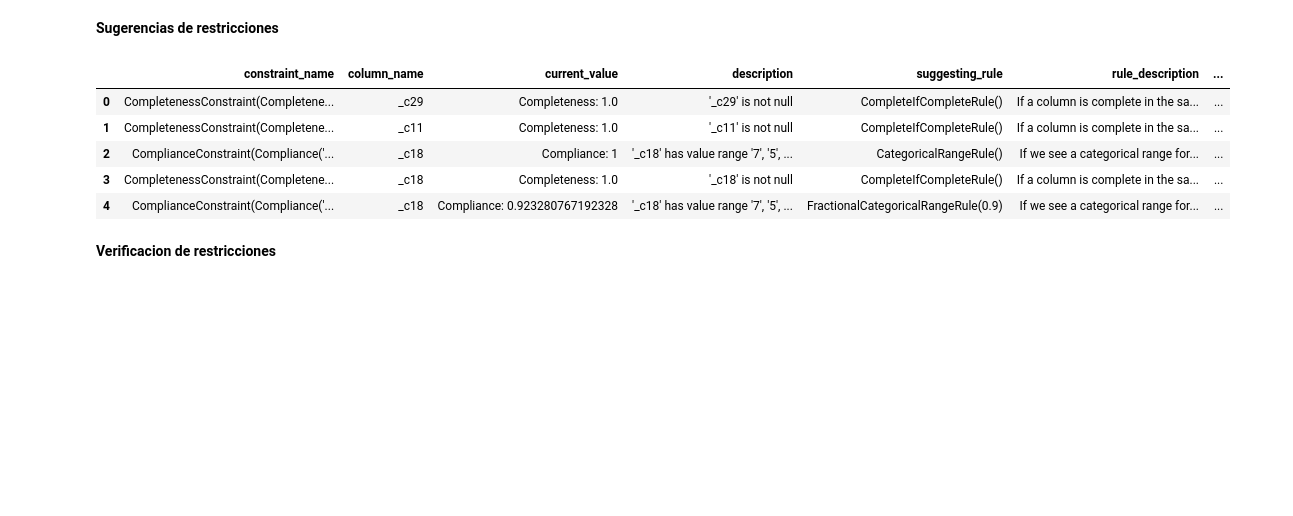
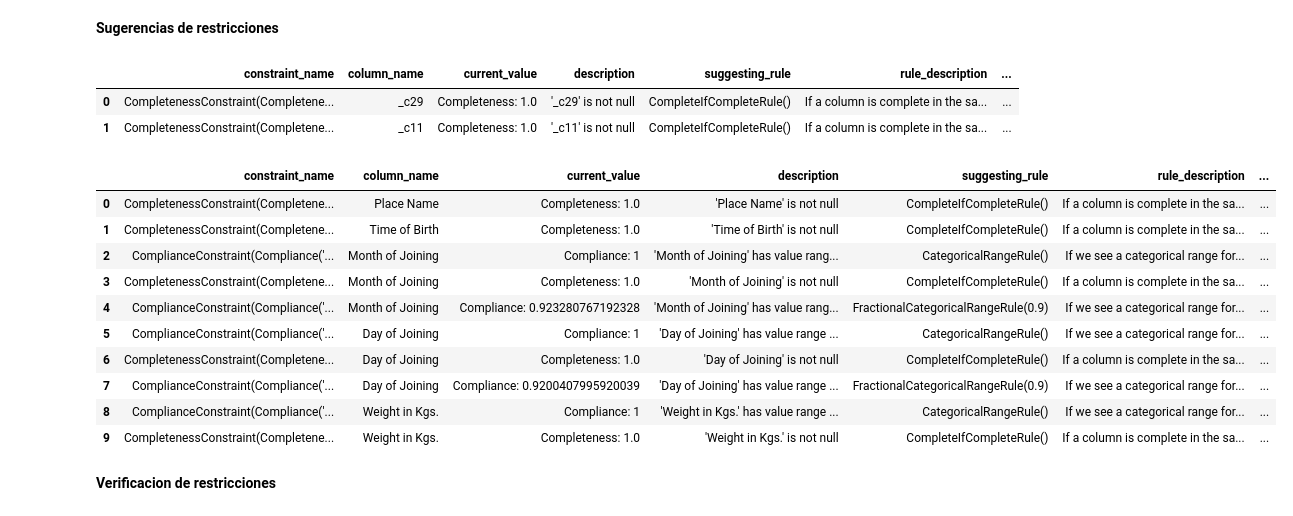
Before and after one commit to JonatanPolanco/Data_Quality_Testing, a Jupyter notebook: PyDeequ_Learning.ipynb, the cells around one changed output. Saved outputs shown, nothing was run; the diff lists cells and outputs as text; code cells hidden in the pictures; blank space fills up the shorter version.

```diff
--- a/PyDeequ_Learning.ipynb
+++ b/PyDeequ_Learning.ipynb
@@ -216,3 +209,7 @@ old_columns = df2.schema.names
+# %%
+#Se guardan los encabezados creados por spark (_c0, _c1) y encabezados con los nobres de las columnas
+bad_headers = df2.schema.names
+headers =list(DF2.columns)
 # %%
 DF2.head()
 # %% [output]
@@ -237,12 +235,31 @@ suggestionResult = ConstraintSuggestionRunner(spark) \
 
 for key, value in suggestionResult.items():
   suggestion = pd.DataFrame(value)
+  copy = suggestion ##copy of suggestion. for testing propouse
-# %%
-suggestion.head()
-# %% [output]
-|  | constraint_name | column_name | current_value | description | suggesting_rule | rule_description | ... |
-| 0 | CompletenessConstraint(Completene... | _c29 | Completeness: 1.0 | '_c29' is not null | CompleteIfCompleteRule() | If a column is complete in the sa... | ... |
-| 1 | CompletenessConstraint(Completene... | _c11 | Completeness: 1.0 | '_c11' is not null | CompleteIfCompleteRule() | If a column is complete in the sa... | ... |
-| 2 | ComplianceConstraint(Compliance('... | _c18 | Compliance: 1 | '_c18' has value range '7', '5', ... | CategoricalRangeRule() | If we see a categorical range for... | ... |
-| 3 | CompletenessConstraint(Completene... | _c18 | Completeness: 1.0 | '_c18' is not null | CompleteIfCompleteRule() | If a column is complete in the sa... | ... |
-| 4 | ComplianceConstraint(Compliance('... | _c18 | Compliance: 0.923280767192328 | '_c18' has value range '7', '5', ... | FractionalCategoricalRangeRule(0.9) | If we see a categorical range for... | ... |
+# %%
+suggestion = suggestion.astype('string')
+suggestion.head(2)
+# %% [output]
+|  | constraint_name | column_name | current_value | description | suggesting_rule | rule_description | ... |
+| 0 | CompletenessConstraint(Completene... | _c29 | Completeness: 1.0 | '_c29' is not null | CompleteIfCompleteRule() | If a column is complete in the sa... | ... |
+| 1 | CompletenessConstraint(Completene... | _c11 | Completeness: 1.0 | '_c11' is not null | CompleteIfCompleteRule() | If a column is complete in the sa... | ... |
+# %%
+# se reemplaza los headers creados por spark con los originales
+for i in range(suggestion.shape[0]):
+  for j in range(len(headers)):
+    if suggestion['column_name'].loc[i] == bad_headers[j]:
+      suggestion.iloc[i,:] = suggestion.iloc[i,:].str.replace(bad_headers[j], headers[j])
+# %%
+suggestion.head(10) # visualizar tabla de sugerencias con headers corregidos
+# %% [output]
+|  | constraint_name | column_name | current_value | description | suggesting_rule | rule_description | ... |
+| 0 | CompletenessConstraint(Completene... | Place Name | Completeness: 1.0 | 'Place Name' is not null | CompleteIfCompleteRule() | If a column is complete in the sa... | ... |
+| 1 | CompletenessConstraint(Completene... | Time of Birth | Completeness: 1.0 | 'Time of Birth' is not null | CompleteIfCompleteRule() | If a column is complete in the sa... | ... |
+| 2 | ComplianceConstraint(Compliance('... | Month of Joining | Compliance: 1 | 'Month of Joining' has value rang... | CategoricalRangeRule() | If we see a categorical range for... | ... |
+| 3 | CompletenessConstraint(Completene... | Month of Joining | Completeness: 1.0 | 'Month of Joining' is not null | CompleteIfCompleteRule() | If a column is complete in the sa... | ... |
+| 4 | ComplianceConstraint(Compliance('... | Month of Joining | Compliance: 0.923280767192328 | 'Month of Joining' has value rang... | FractionalCategoricalRangeRule(0.9) | If we see a categorical range for... | ... |
+| 5 | ComplianceConstraint(Compliance('... | Day of Joining | Compliance: 1 | 'Day of Joining' has value range ... | CategoricalRangeRule() | If we see a categorical range for... | ... |
+| 6 | CompletenessConstraint(Completene... | Day of Joining | Completeness: 1.0 | 'Day of Joining' is not null | CompleteIfCompleteRule() | If a column is complete in the sa... | ... |
+| 7 | ComplianceConstraint(Compliance('... | Day of Joining | Compliance: 0.9200407995920039 | 'Day of Joining' has value range ... | FractionalCategoricalRangeRule(0.9) | If we see a categorical range for... | ... |
+| 8 | ComplianceConstraint(Compliance('... | Weight in Kgs. | Compliance: 1 | 'Weight in Kgs.' has value range ... | CategoricalRangeRule() | If we see a categorical range for... | ... |
+| 9 | CompletenessConstraint(Completene... | Weight in Kgs. | Completeness: 1.0 | 'Weight in Kgs.' is not null | CompleteIfCompleteRule() | If a column is complete in the sa... | ... |
```
Also changed, not shown: parts of 11 cells of this notebook.
